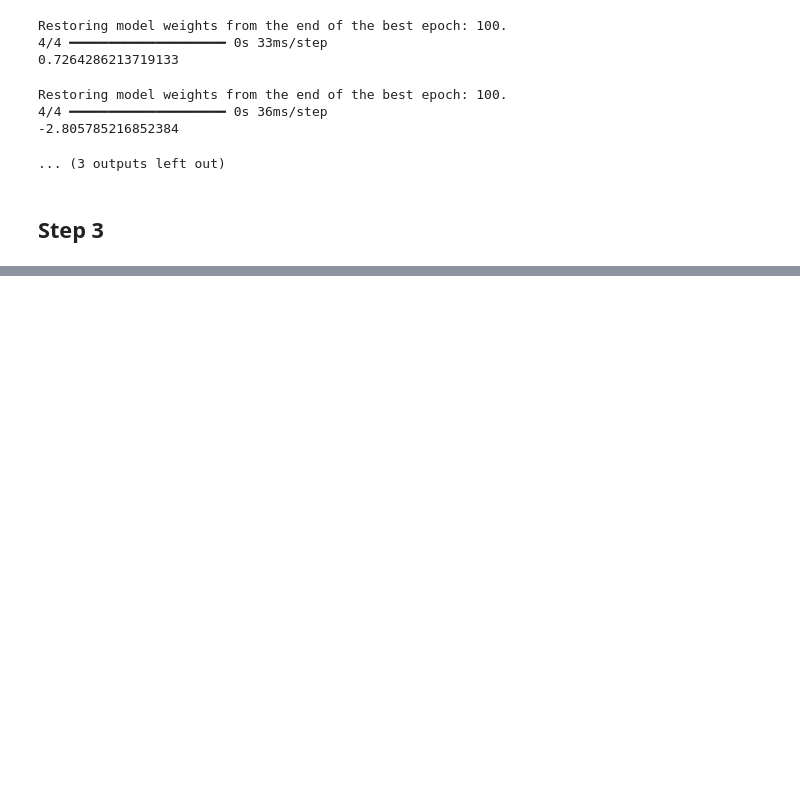
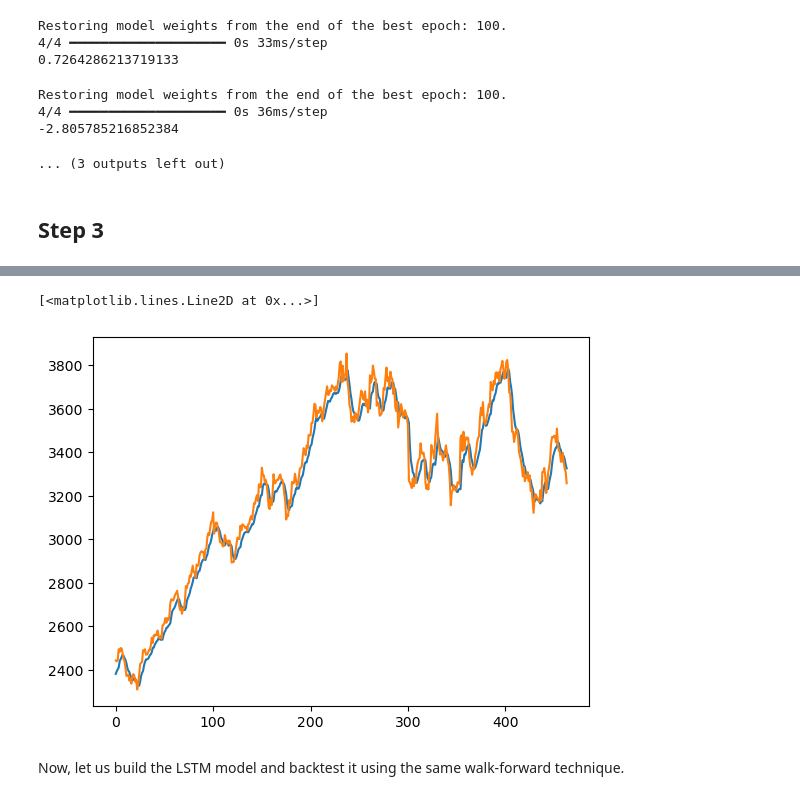
Before and after one commit to 3v-mb/Mini-projects-in-Financial-Engineering, a Jupyter notebook: Titan Stock Analysis.ipynb, the cells around one changed output, grey strips where cells are left out. Cells and saved outputs as stored; diff of their text form; code cells hidden in the pictures; blank space fills up the shorter version.

Commit message:
added all models

```diff
--- a/Titan Stock Analysis.ipynb
+++ b/Titan Stock Analysis.ipynb
@@ -857,0 +880,13 @@ Restoring model weights from the end of the best epoch: 100.
+# %%
+prices = pd.DataFrame(stock_data["Close"])
+# %%
+prices["1d_lag"] = prices["Close"].shift(1)
+prices["2d_mva"] = prices["Close"].rolling(2).mean()
+prices["5d_mva"] = prices["Close"].rolling(5).mean()
+prices["7d_mva"] = prices["Close"].rolling(7).mean()
+prices["10d_mva"] = prices["Close"].rolling(10).mean()
+prices["20d_mva"] = prices["Close"].rolling(10).mean()
+prices["Target"] = prices["Close"].shift(-1)
+prices.index = stock_data.index
+# %%
+prices.dropna(inplace=True)
@@ -857,0 +910,3 @@ Restoring model weights from the end of the best epoch: 100.
+# %%
+X = prices[['Close', '1d_lag', '2d_mva','5d_mva', '7d_mva', '10d_mva', '20d_mva']]
+y = prices[['Target']]
@@ -857,0 +969,8 @@ Restoring model weights from the end of the best epoch: 100.
+# %%
+plt.plot(y_pred)
+plt.plot(y_test.values)
+# %% [output]
+[<matplotlib.lines.Line2D at 0x...>]
+[figure, added]
+# %% [markdown]
+Now, let us build the LSTM model and backtest it using the same walk-forward technique.
```
Also changed, not shown: parts of 24 cells of this notebook.
